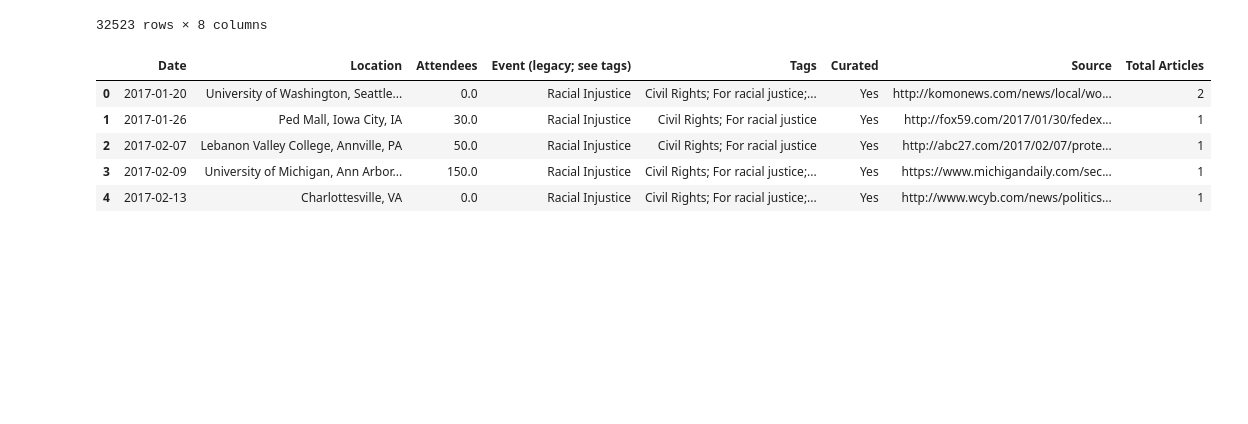
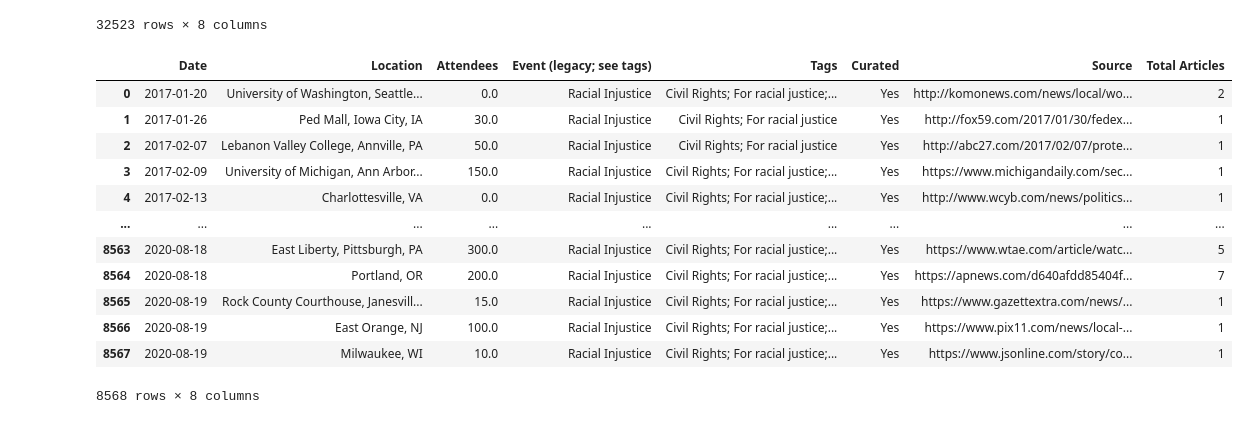
Before and after one commit to sasithwij/project1, a Jupyter notebook: protests.ipynb, the cells around one changed output. Drawn from its saved outputs; the diff is of its cells as text; code cells hidden in the pictures; blank space fills up the shorter version.

```diff
--- a/protests.ipynb
+++ b/protests.ipynb
@@ -28,12 +30,20 @@ protest_df
 32523 rows × 8 columns
 # %%
 protest_df['Attendees'] = protest_df['Attendees'].fillna(0)
-filter_df = protest_df.loc[protest_df['Event (legacy; see tags)'] == 'Racial Injustice'].reset_index(drop=True)
-filter_df.head()
+filter_df = protest_df.loc[protest_df['Event (legacy; see tags)'].str.contains('Racial Injustice')].reset_index(drop=True)
+# filter_df = filter_df.to_frame()
+filter_df
 # %% [output]
 |  | Date | Location | Attendees | Event (legacy; see tags) | Tags | Curated | Source | Total Articles |
 | 0 | 2017-01-20 | University of Washington, Seattle... | 0.0 | Racial Injustice | Civil Rights; For racial justice;... | Yes | http://komonews.com/news/local/wo... | 2 |
 | 1 | 2017-01-26 | Ped Mall, Iowa City, IA | 30.0 | Racial Injustice | Civil Rights; For racial justice | Yes | http://fox59.com/2017/01/30/fedex... | 1 |
 | 2 | 2017-02-07 | Lebanon Valley College, Annville, PA | 50.0 | Racial Injustice | Civil Rights; For racial justice | Yes | http://abc27.com/2017/02/07/prote... | 1 |
 | 3 | 2017-02-09 | University of Michigan, Ann Arbor... | 150.0 | Racial Injustice | Civil Rights; For racial justice;... | Yes | https://www.michigandaily.com/sec... | 1 |
 | 4 | 2017-02-13 | Charlottesville, VA | 0.0 | Racial Injustice | Civil Rights; For racial justice;... | Yes | http://www.wcyb.com/news/politics... | 1 |
+| ... | ... | ... | ... | ... | ... | ... | ... | ... |
+| 8563 | 2020-08-18 | East Liberty, Pittsburgh, PA | 300.0 | Racial Injustice | Civil Rights; For racial justice;... | Yes | https://www.wtae.com/article/watc... | 5 |
+| 8564 | 2020-08-18 | Portland, OR | 200.0 | Racial Injustice | Civil Rights; For racial justice;... | Yes | https://apnews.com/d640afdd85404f... | 7 |
+| 8565 | 2020-08-19 | Rock County Courthouse, Janesvill... | 15.0 | Racial Injustice | Civil Rights; For racial justice;... | Yes | https://www.gazettextra.com/news/... | 1 |
+| 8566 | 2020-08-19 | East Orange, NJ | 100.0 | Racial Injustice | Civil Rights; For racial justice;... | Yes | https://www.pix11.com/news/local-... | 1 |
+| 8567 | 2020-08-19 | Milwaukee, WI | 10.0 | Racial Injustice | Civil Rights; For racial justice;... | Yes | https://www.jsonline.com/story/co... | 1 |
+8568 rows × 8 columns
```
Also changed, not shown: parts of 31 cells of this notebook, 2 other files.
